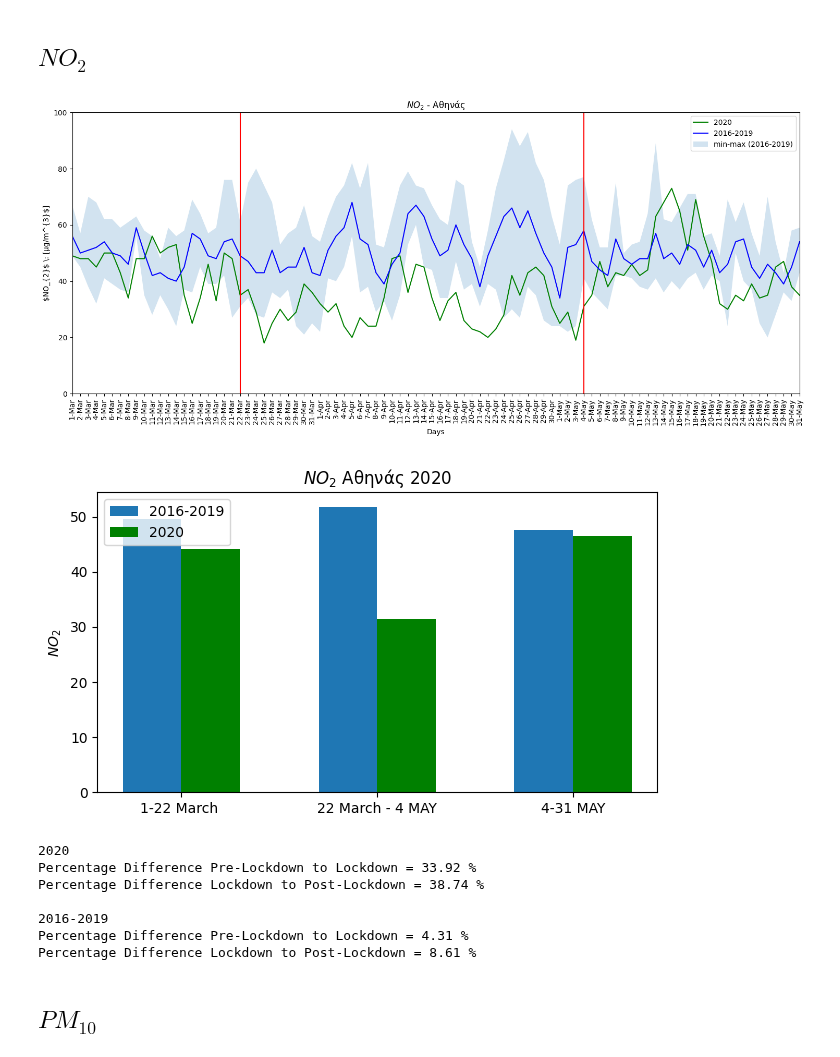
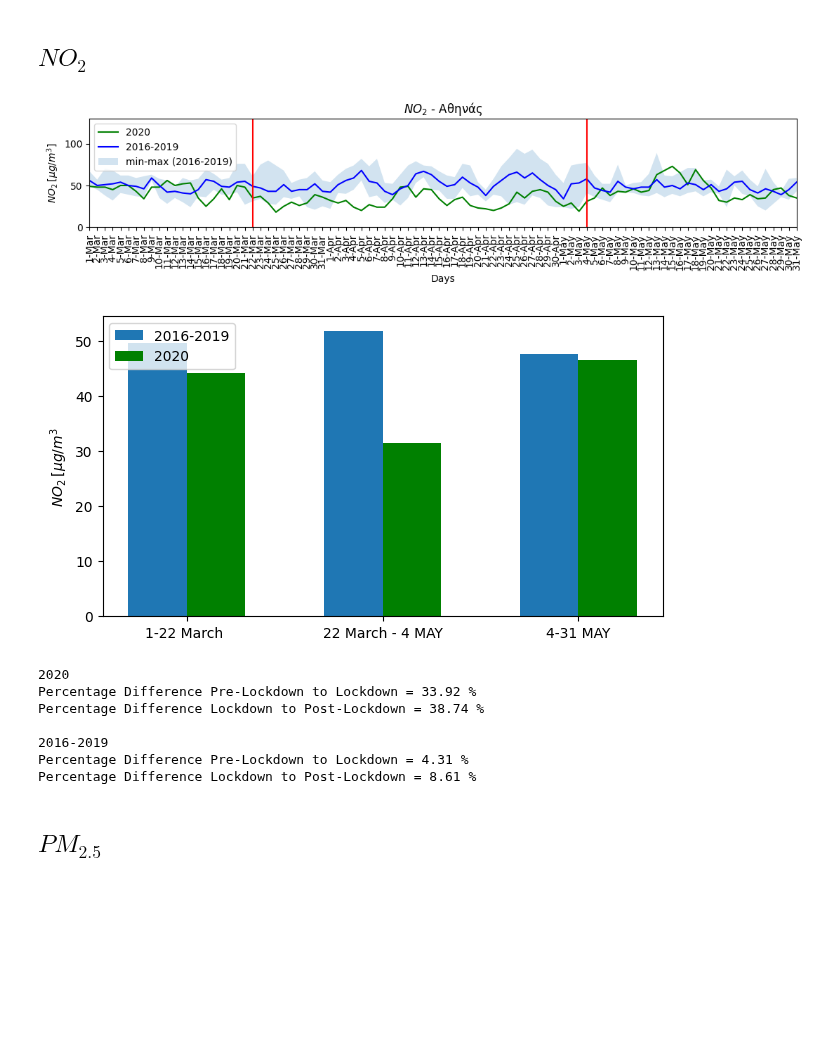
Before and after one commit to costpetrides/Air-pollution-COVID-19-impact, a Jupyter notebook: Lockdown 1/Aristotelous(UT).ipynb, the cells around one changed output. Cells and saved outputs as stored; diff of their text form; code cells hidden in the pictures; blank space fills up the shorter version.

```diff
--- a/Lockdown 1/Aristotelous(UT).ipynb
+++ b/Lockdown 1/Aristotelous(UT).ipynb
@@ -214,30 +206,27 @@ Percentage Difference Lockdown to Post-Lockdown = 34.24 %
 # %% [markdown]
 ## **$NO_{2}$**
 # %%
-plt.figure(figsize=(18,7))
-plt.title("$NO_{2}$ - Aθηνάς")
+plt.figure(figsize=(13,2))
 
 plt.xlabel('Days')
-plt.ylabel('$NO_{2}$ \: [μg/m^{3}$]')
-
-plt.title("$NO_{2}$ - Aθηνάς")
+plt.ylabel('$NO_{2} \: [μg/m^{3}$]')
 
 plt.plot(df['DAY'], df['N0220'], 'g', label='2020')
 plt.plot(df['DAY'], df['NO2MEAN'], 'b', label='2016-2019')
 plt.fill_between(df['DAY'], df['NO2MIN'], df['NO2MAX'], alpha=0.2, label='min-max (2016-2019)')
 
 plt.legend()
 
 plt.xlim(df.loc[0]['DAY'] , df.loc[91]['DAY'])
-plt.ylim(0,100)
+plt.ylim(0,130)
 
 plt.axvline(x='4-May' ,color='r')
 plt.axvline(x='22-Mar' ,color='r')
 plt.xticks(rotation=90)
 
 plt.show()
 # %% [output]
-[figure, old version]
+[figure, new version]
 # %%
 Data=np.array(df['N0220'])
 Pre=Data[0:23]
@@ -263,8 +252,7 @@ ticks = np.arange(len(names))
 ax.bar(ticks, Prev, width, label='2016-2019')
 ax.bar(ticks + width, LOCK, width, align="center", label='2020', color='green')
 
-ax.set_ylabel('$NO_{2}$')
-ax.set_title('$NO_{2}$ Aθηνάς 2020')
+ax.set_ylabel('$NO_{2} \: [μg/m^{3}$')
 ax.set_xticks(ticks + width/2)
 ax.set_xticklabels(names)
 
@@ -285,7 +273,7 @@ P22=perc(np.mean(Lock1),np.mean(Post1))
 print('Percentage Difference Pre-Lockdown to Lockdown = %.2f %% ' %(P11))
 print('Percentage Difference Lockdown to Post-Lockdown = %.2f %% ' %(P22))
 # %% [output]
-[figure, old version]
+[figure, new version]
 2020
 Percentage Difference Pre-Lockdown to Lockdown = 33.92 %
 Percentage Difference Lockdown to Post-Lockdown = 38.74 %
@@ -294,5 +282,5 @@ Percentage Difference Lockdown to Post-Lockdown = 38.74 %
 Percentage Difference Pre-Lockdown to Lockdown = 4.31 %
 Percentage Difference Lockdown to Post-Lockdown = 8.61 %
 # %% [markdown]
-## **$PM_{10}$**
+## **$PM_{2.5}$**
 # %%
```
Also changed, not shown: parts of 6 cells of this notebook.
